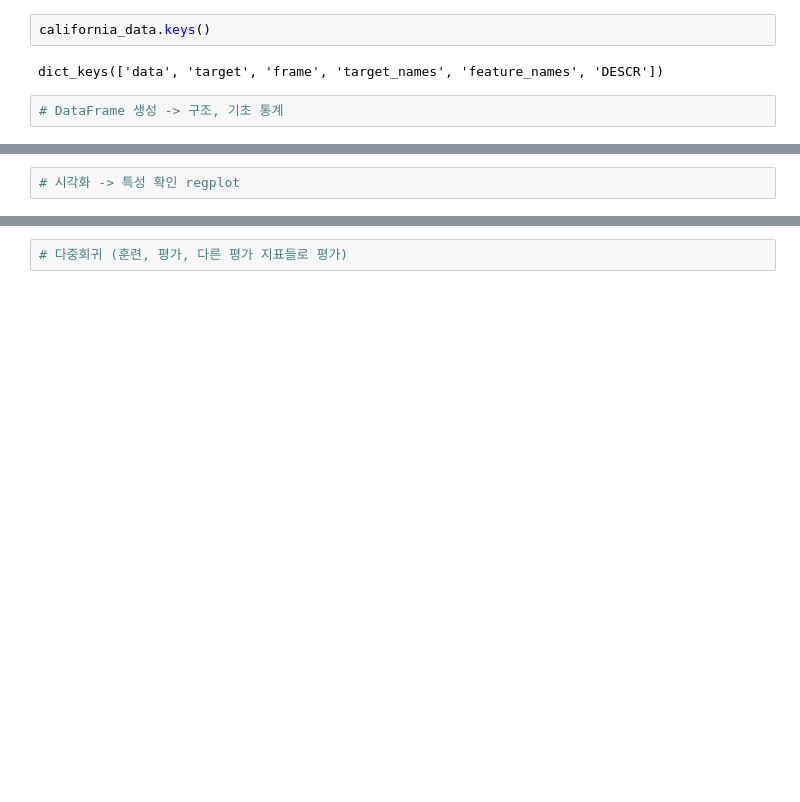
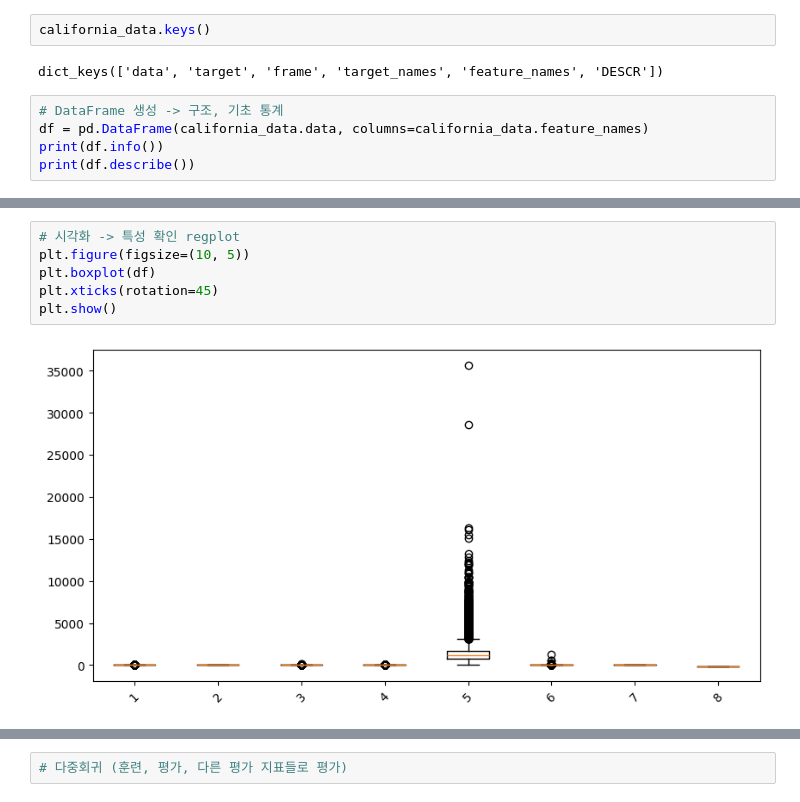
Before and after one commit to vfxpedia/05_ml-workspace, a Jupyter notebook: 03_regression/02_LinearRegression.ipynb, the cells around one changed output, grey strips where cells are left out. Drawn from its saved outputs; the diff is of its cells as text; blank space fills up the shorter version.

```diff
--- a/03_regression/02_LinearRegression.ipynb
+++ b/03_regression/02_LinearRegression.ipynb
@@ -327,3 +327,6 @@ california_data.keys()
 dict_keys(['data', 'target', 'frame', 'target_names', 'feature_names', 'DESCR'])
 # %%
 # DataFrame 생성 -> 구조, 기초 통계
+df = pd.DataFrame(california_data.data, columns=california_data.feature_names)
+print(df.info())
+print(df.describe())
@@ -330,2 +351,8 @@ dict_keys(['data', 'target', 'frame', 'target_names', 'feature_names', 'DESCR'])
 # %%
 # 시각화 -> 특성 확인 regplot
+plt.figure(figsize=(10, 5))
+plt.boxplot(df)
+plt.xticks(rotation=45)
+plt.show()
+# %% [output]
+[figure, added]
```
Also changed, not shown: parts of 2 cells of this notebook, 5 other files.
